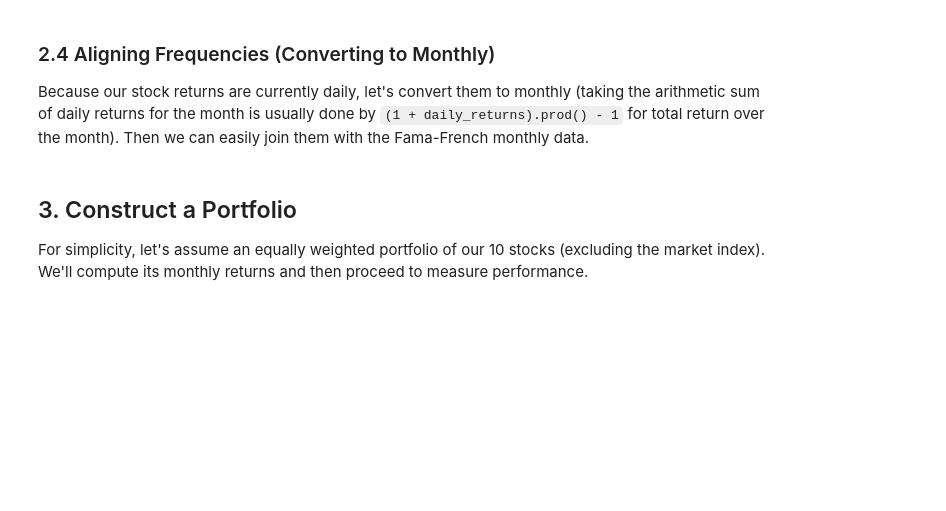
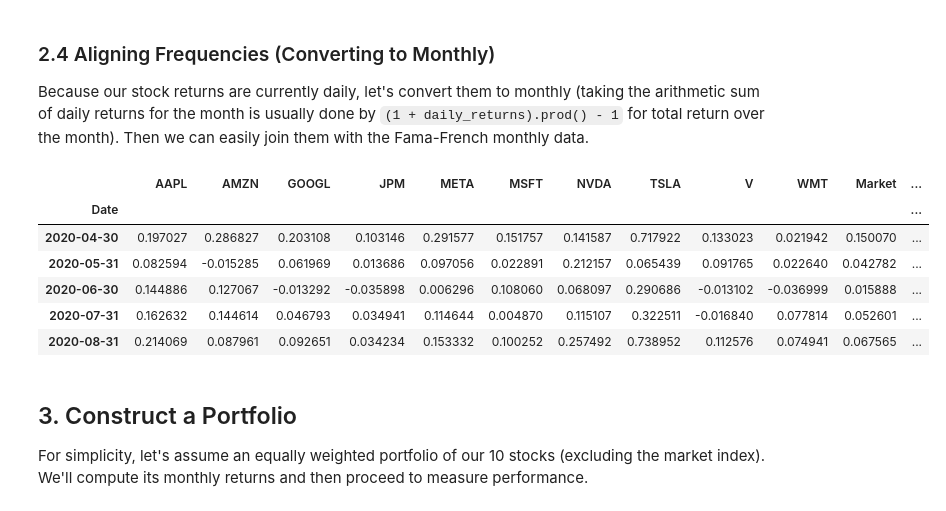
Before and after one commit to paulgp/investment-management-notebooks, a Jupyter notebook: 13_portfolio-evaluation.ipynb, the cells around one changed output. Drawn from its saved outputs; the diff is of its cells as text; code cells hidden in the pictures; blank space fills up the shorter version.

Commit message:
fix: improve return calculations and enhance risk metrics visualization

```diff
--- a/13_portfolio-evaluation.ipynb
+++ b/13_portfolio-evaluation.ipynb
@@ -78,22 +103,34 @@ Because our stock returns are currently daily, let's convert them to monthly (ta
 # %%
 # Convert daily returns to monthly returns
 monthly_returns = (1 + returns).resample('M').prod() - 1
 monthly_excess_returns = monthly_returns.subtract(risk_free_rate_annual/12, axis=1)
 
 # We'll rename columns so that the market ticker is 'Market'
 rename_map = {market_ticker: 'Market'}
 monthly_excess_returns = monthly_excess_returns.rename(columns=rename_map)
 
 # Join with Fama-French
-# We'll shift the Fama-French index so it aligns by last day of the month.
-# Alternatively, we can leave as is. Just ensure consistent alignment in practice.
+# Ensure consistent alignment by converting both indices to end-of-month timestamps.
 
 ff_data = ff_factors.copy()
-# Make sure to convert index to end-of-month for alignment
-ff_data.index = ff_data.index.to_period('M').to_timestamp('M')
+# Convert Fama-French index to end-of-month timestamps
+ff_data.index = ff_data.index.to_timestamp('M')
+
+# Convert monthly_excess_returns index to end-of-month timestamps (if not already)
+monthly_excess_returns.index = monthly_excess_returns.index.to_period('M').to_timestamp('M')
+
+# Perform the merge
 combined_data = pd.merge(monthly_excess_returns, ff_data, left_index=True, right_index=True, how='inner')
 
 combined_data.head()
+# %% [output]
+|  | AAPL | AMZN | GOOGL | JPM | META | MSFT | NVDA | TSLA | V | WMT | Market | ... |
+| Date |  |  |  |  |  |  |  |  |  |  |  | ... |
+| 2020-04-30 | 0.197027 | 0.286827 | 0.203108 | 0.103146 | 0.291577 | 0.151757 | 0.141587 | 0.717922 | 0.133023 | 0.021942 | 0.150070 | ... |
+| 2020-05-31 | 0.082594 | -0.015285 | 0.061969 | 0.013686 | 0.097056 | 0.022891 | 0.212157 | 0.065439 | 0.091765 | 0.022640 | 0.042782 | ... |
+| 2020-06-30 | 0.144886 | 0.127067 | -0.013292 | -0.035898 | 0.006296 | 0.108060 | 0.068097 | 0.290686 | -0.013102 | -0.036999 | 0.015888 | ... |
+| 2020-07-31 | 0.162632 | 0.144614 | 0.046793 | 0.034941 | 0.114644 | 0.004870 | 0.115107 | 0.322511 | -0.016840 | 0.077814 | 0.052601 | ... |
+| 2020-08-31 | 0.214069 | 0.087961 | 0.092651 | 0.034234 | 0.153332 | 0.100252 | 0.257492 | 0.738952 | 0.112576 | 0.074941 | 0.067565 | ... |
 # %% [markdown]
 ## 3. Construct a Portfolio
 For simplicity, let's assume an equally weighted portfolio of our 10 stocks (excluding the market index). We'll compute its monthly returns and then proceed to measure performance.
```
Also changed, not shown: parts of 12 cells of this notebook.
